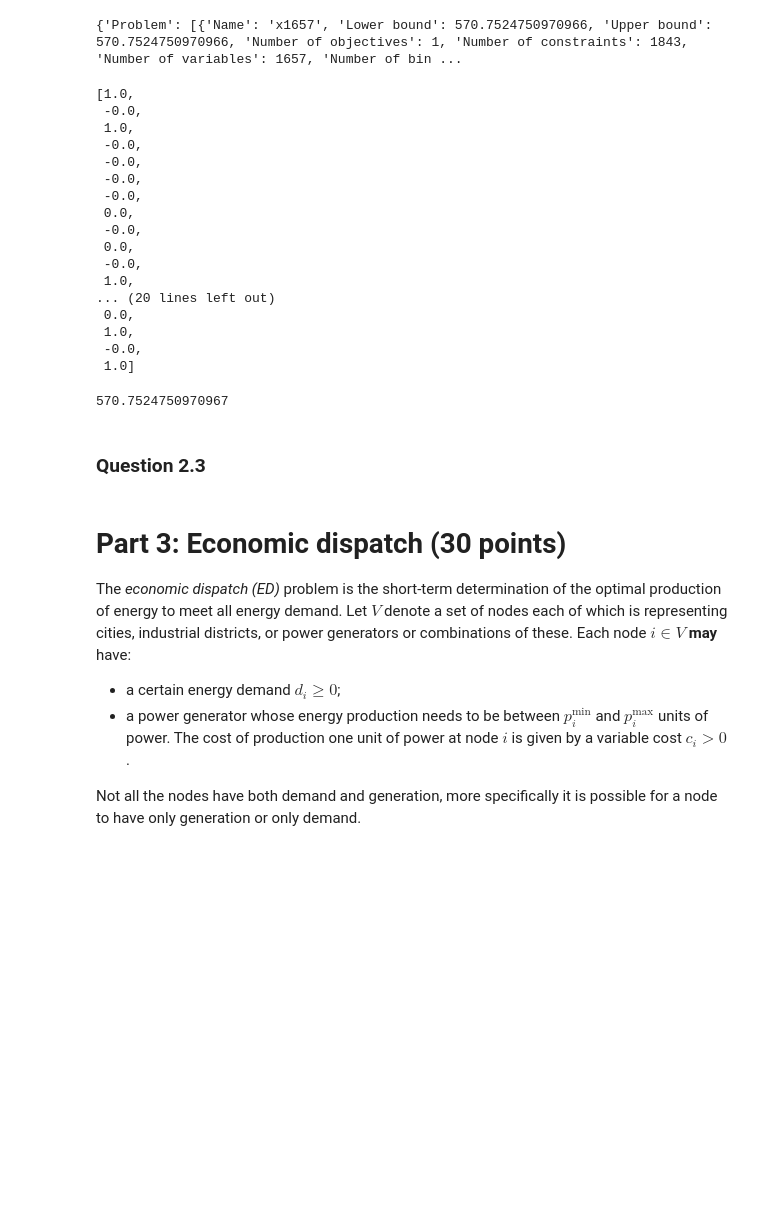
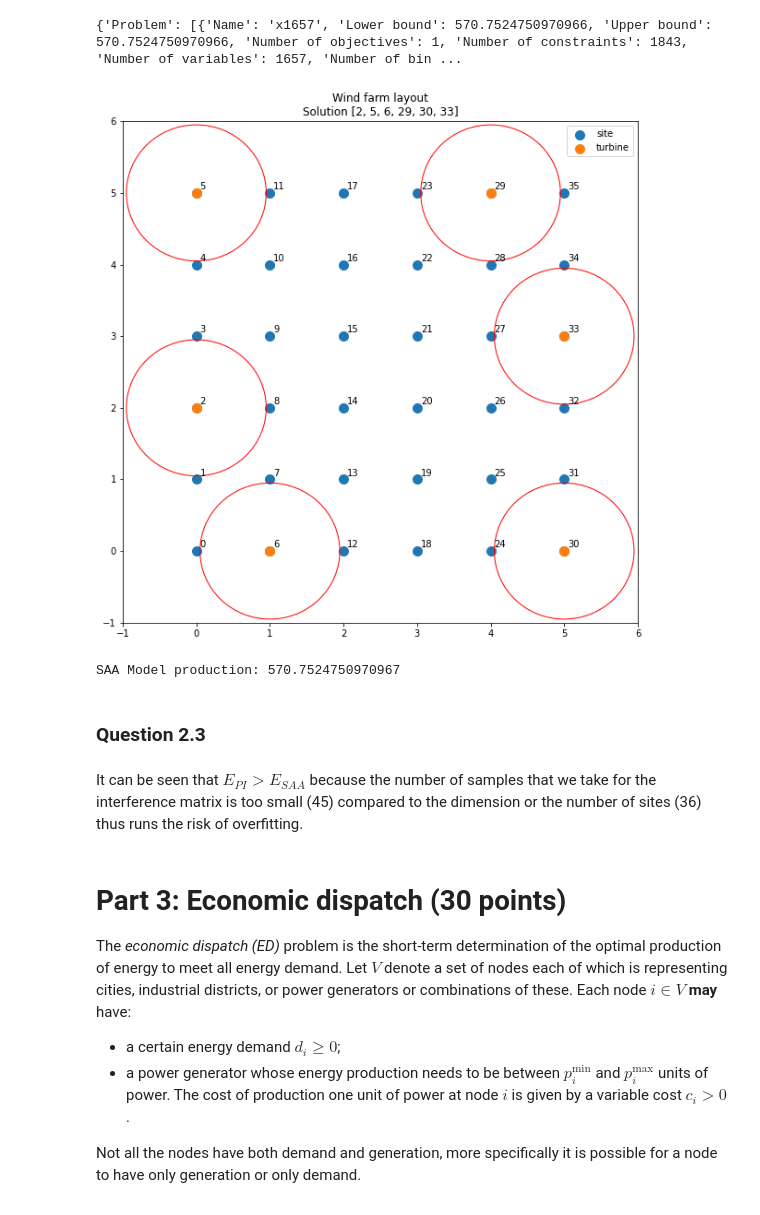
Before and after one commit to AnhVanGiang/MO, a Jupyter notebook: agg350_Second_assignment_Mathematical_optimization_2022_2023.ipynb, the cells around one changed output. Saved outputs shown, nothing was run; the diff lists cells and outputs as text; code cells hidden in the pictures; blank space fills up the shorter version.

```diff
--- a/agg350_Second_assignment_Mathematical_optimization_2022_2023.ipynb
+++ b/agg350_Second_assignment_Mathematical_optimization_2022_2023.ipynb
@@ -361,32 +361,19 @@ saa_model = wind_farm_model_saa(instance["n_sites"],
 gurobi_solver.solve(saa_model)
 # %% [output]
 {'Problem': [{'Name': 'x1657', 'Lower bound': 570.7524750970966, 'Upper bound': 570.7524750970966, 'Number of objectives': 1, 'Number of constraints': 1843, 'Number of variables': 1657, 'Number of bin ...
-# %%
-plot_wind_farm(instance, )
-# %% [output]
-[1.0,
- -0.0,
- 1.0,
- -0.0,
- -0.0,
- -0.0,
- -0.0,
- 0.0,
- -0.0,
- 0.0,
- -0.0,
- 1.0,
-... (20 lines left out)
- 0.0,
- 1.0,
- -0.0,
- 1.0]
-# %%
-plot_wind_farm(instance, )
-# %% [output]
-570.7524750970967
+# %%
+slst = [i for i in saa_model.turbine if saa_model.turbine[i]() == 1]
+plot_wind_farm(instance, slst)
+# %% [output]
+[figure, added]
+# %%
+print(f"SAA Model production: {saa_model.objective()}")
+# %% [output]
+SAA Model production: 570.7524750970967
 # %% [markdown]
 ### Question 2.3
+# %% [markdown]
+It can be seen that $E_{PI} > E_{SAA}$ because the number of samples that we take for the interference matrix is too small (45) compared to the dimension or the number of sites (36) thus runs the risk of overfitting.
 # %% [markdown]
 # Part 3: Economic dispatch (30 points)
 The _economic dispatch (ED)_ problem is the short-term determination of the optimal production of energy to meet all energy demand. Let $V$ denote a set of nodes each of which is representing cities, industrial districts, or power generators or combinations of these. Each node $i \in V$ **may** have:
```
Also changed, not shown: parts of 2 cells of this notebook.
